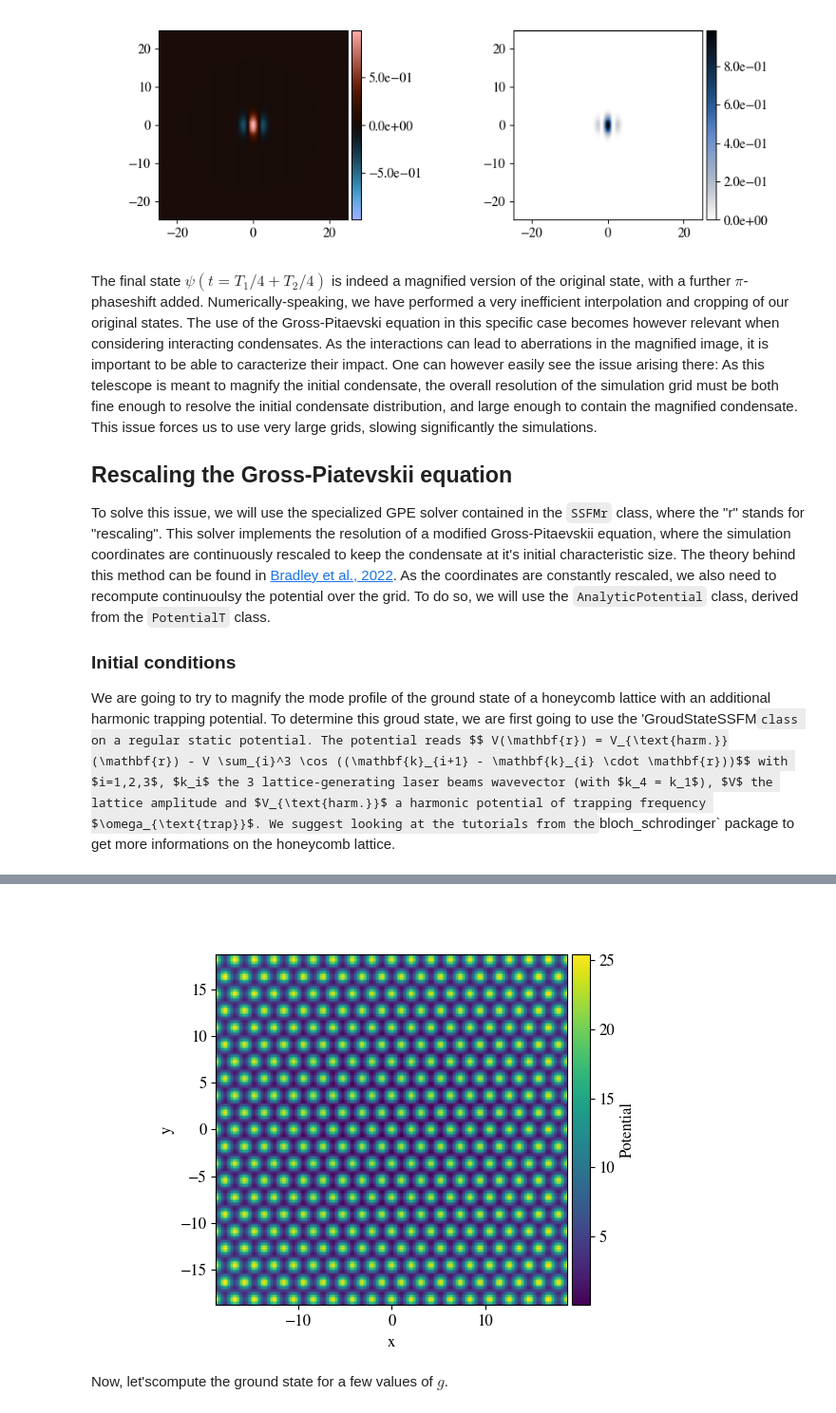
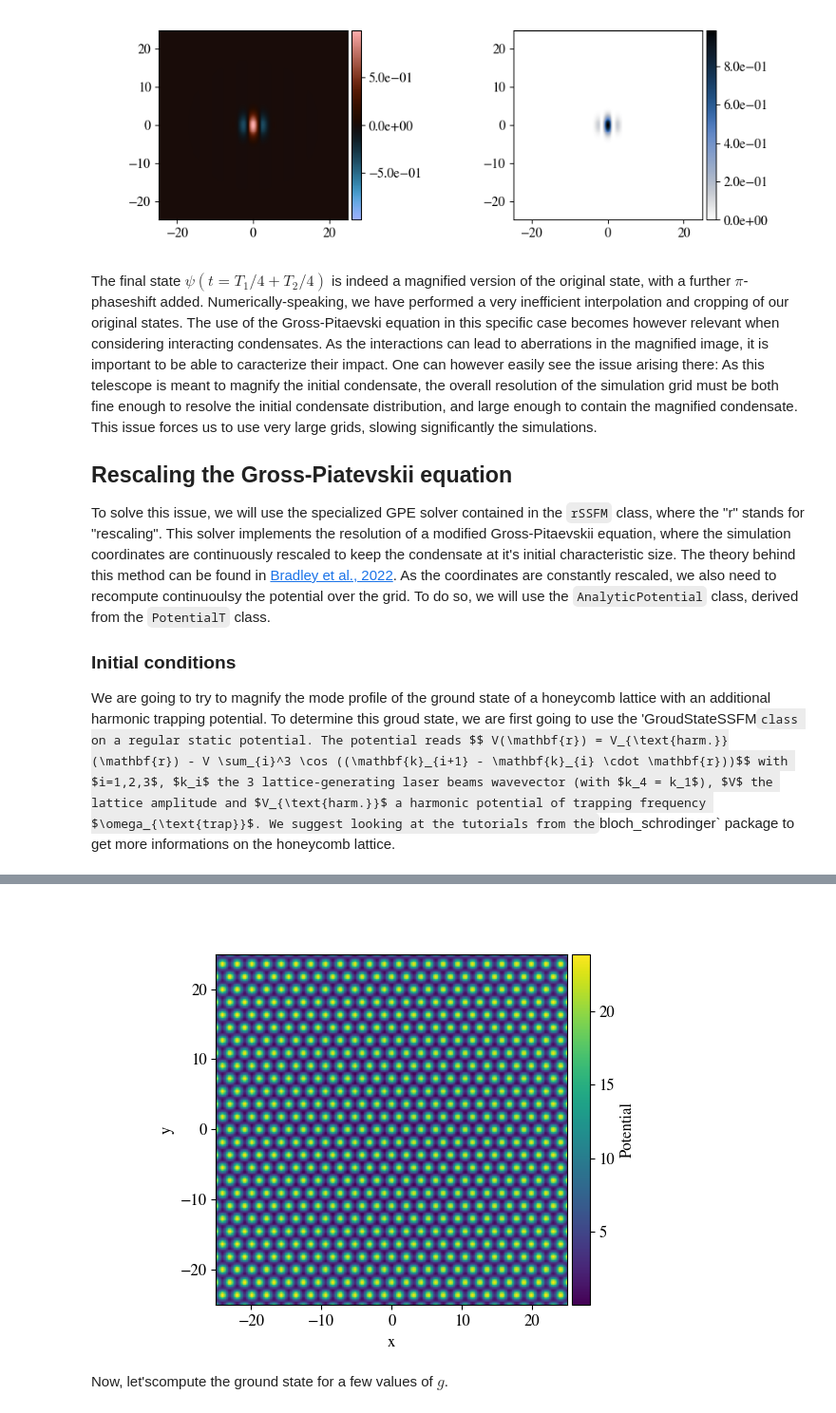
Before and after one commit to GuillotMartin/BECs, a Jupyter notebook: docs/Microscope.ipynb, the cells around one changed output, grey strips where cells are left out. Shown at 95% size. Drawn from its saved outputs; the diff is of its cells as text; code cells hidden in the pictures.

```diff
--- a/docs/Microscope.ipynb
+++ b/docs/Microscope.ipynb
@@ -147,7 +147,7 @@ The final state $\psi(t = T_1 / 4 + T_2 / 4)$ is indeed a magnified version of t
 
 ## Rescaling the Gross-Piatevskii equation
 
-To solve this issue, we will use the specialized GPE solver contained in the `SSFMr` class, where the "r" stands for "rescaling". This solver implements the resolution of a modified Gross-Pitaevskii equation, where the simulation coordinates are continuously rescaled to keep the condensate at it's initial characteristic size. The theory behind this method can be found in [Bradley et al., 2022](https://journals.aps.org/pra/abstract/10.1103/PhysRevA.106.053316). As the coordinates are constantly rescaled, we also need to recompute continuoulsy the potential over the grid. To do so, we will use the `AnalyticPotential` class, derived from the `PotentialT` class.
+To solve this issue, we will use the specialized GPE solver contained in the `rSSFM` class, where the "r" stands for "rescaling". This solver implements the resolution of a modified Gross-Pitaevskii equation, where the simulation coordinates are continuously rescaled to keep the condensate at it's initial characteristic size. The theory behind this method can be found in [Bradley et al., 2022](https://journals.aps.org/pra/abstract/10.1103/PhysRevA.106.053316). As the coordinates are constantly rescaled, we also need to recompute continuoulsy the potential over the grid. To do so, we will use the `AnalyticPotential` class, derived from the `PotentialT` class.
 
 ### Initial conditions
 
@@ -157,36 +157,36 @@ with $i=1,2,3$, $k_i$ the 3 lattice-generating laser beams wavevector (with $k_4
 # %%
 kl = 2 # wavevector amplitude
 V = 5 # In units of recoil energy
 theta = [2*np.pi/3*i for i in range(3)] # Laser beam angles
 
-w_trap = 1e-1  #harmonic confinement frequency
+w_trap = 0.5e-1  #harmonic confinement frequency
 
-l = 75 # Initial simulation box length
-n = 2**8
+l = 100 # Initial simulation box length
+n = 2**9
 
 honey = Potential(
     unitvecs=[[l/2,0], [0,l/2]],
     resolution=(n,n),
     v0 = V*1.5
 )
 
 honey.add((honey.x**2+honey.y**2)*w_trap**2/2)
 
 def lattice(x,y):
     pot = 0
     for i in range(3):
         kr = kl*(np.cos(theta[(i+1)%3])-np.cos(theta[i])) * honey.x
         kr += kl*(np.sin(theta[(i+1)%3])-np.sin(theta[i])) * honey.y
         pot += V*np.cos(kr)
     return pot
 
 honey.add(lattice(honey.x, honey.y))
 
 honey.plot()
 plt.show()
 # %% [output]
 [interactive output not drawn]
-[figure, old version]
+[figure, new version]
 # %% [markdown]
 Now, let'scompute the ground state for a few values of $g$.
 # %%
```
Also changed, not shown: parts of 10 cells of this notebook, 3 other files.
